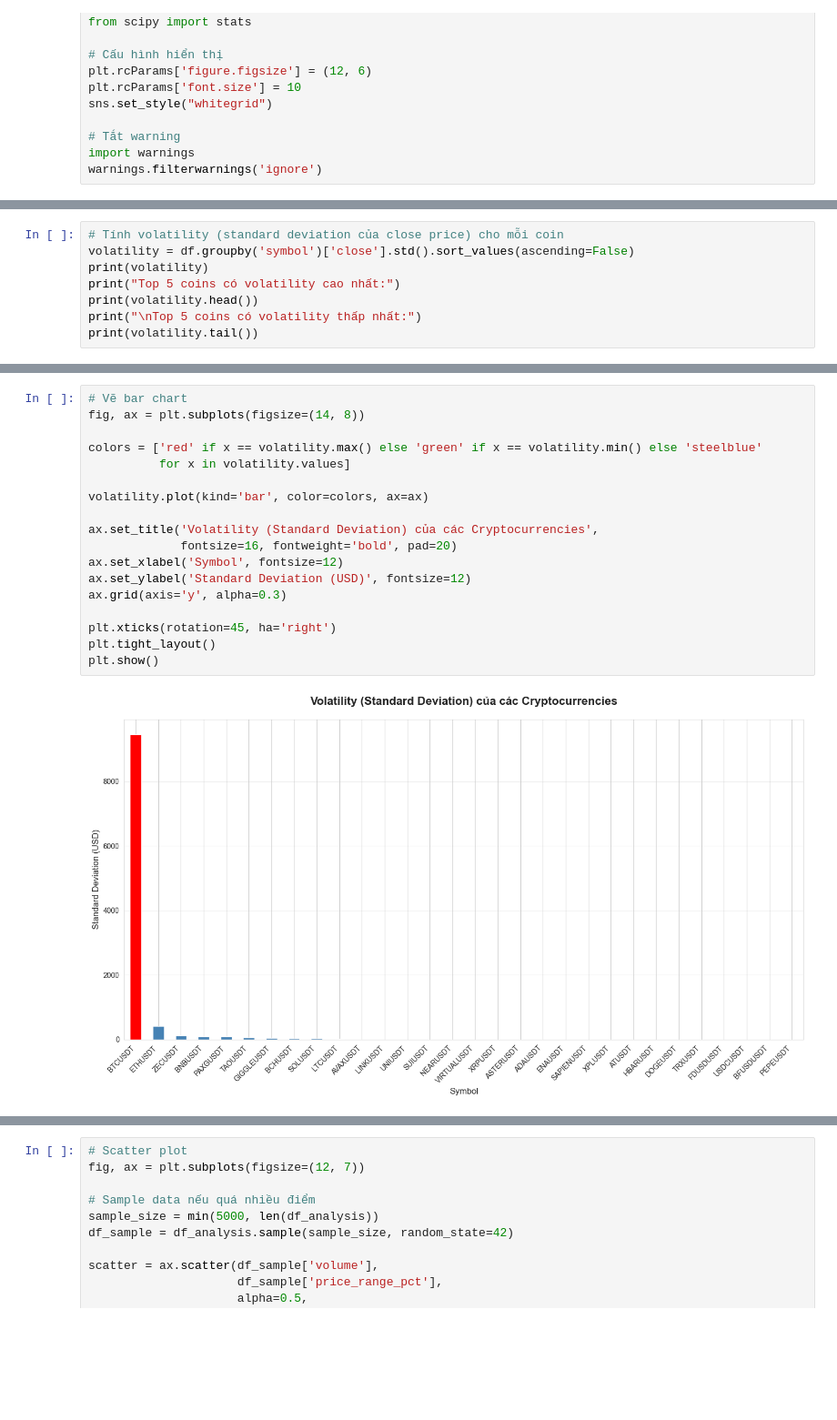
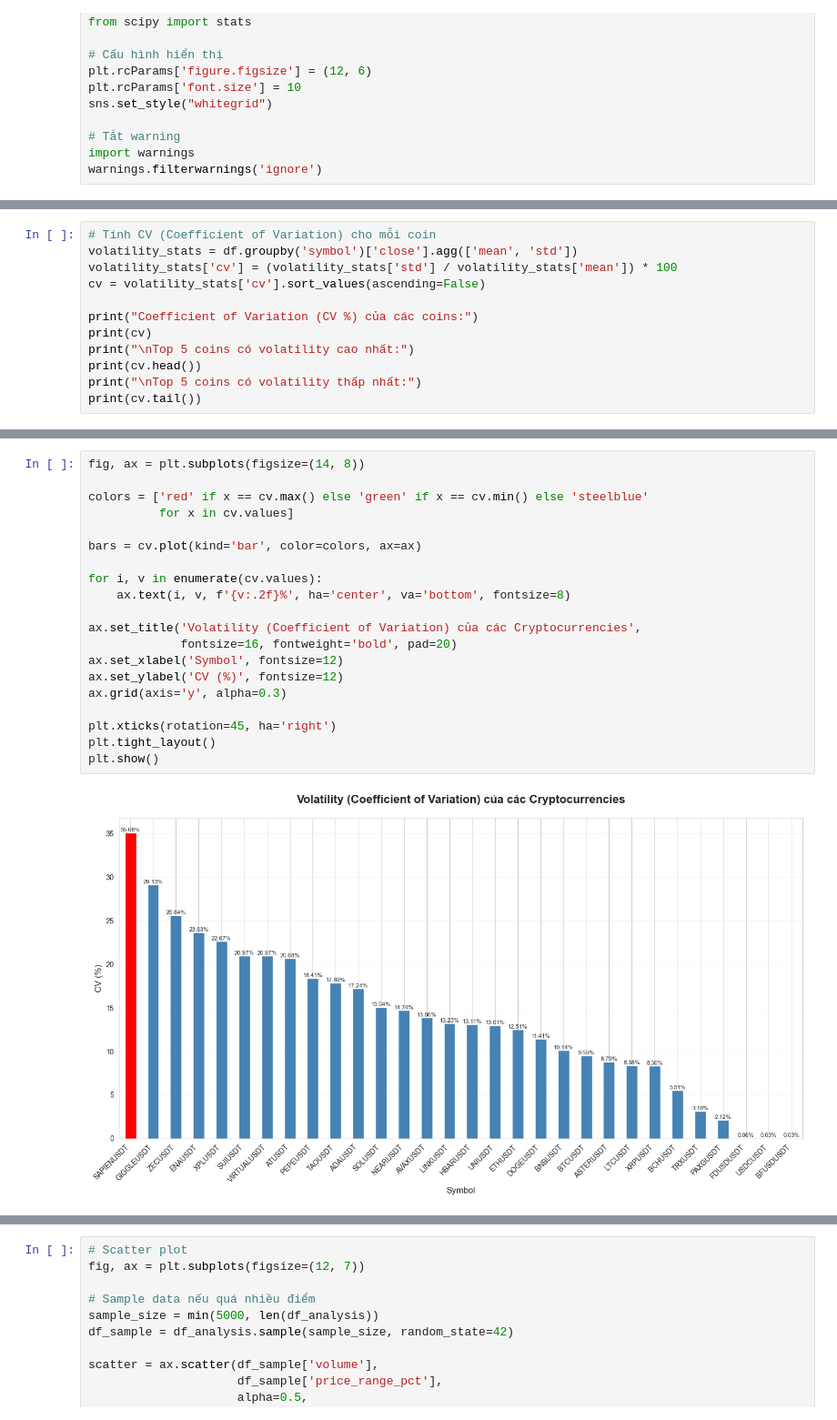
Before and after one commit to kimngoc280105/Binance, a Jupyter notebook: Notebooks/02_question.ipynb, the cells around one changed output, grey strips where cells are left out. Shown at 91% size. Saved outputs shown, nothing was run; the diff lists cells and outputs as text; blank space fills up the shorter version.

```diff
--- a/Notebooks/02_question.ipynb
+++ b/Notebooks/02_question.ipynb
@@ -138,10 +138,14 @@ Thời gian: 2025-10-23 00:00:00 đến 2025-12-04 00:00:00
 - Visualize bằng bar chart để dễ quan sát
 # %%
-# Tính volatility (standard deviation của close price) cho mỗi coin
-volatility = df.groupby('symbol')['close'].std().sort_values(ascending=False)
-print(volatility)
-print("Top 5 coins có volatility cao nhất:")
-print(volatility.head())
+# Tính CV (Coefficient of Variation) cho mỗi coin
+volatility_stats = df.groupby('symbol')['close'].agg(['mean', 'std'])
+volatility_stats['cv'] = (volatility_stats['std'] / volatility_stats['mean']) * 100
+cv = volatility_stats['cv'].sort_values(ascending=False)
+
+print("Coefficient of Variation (CV %) của các coins:")
+print(cv)
+print("\nTop 5 coins có volatility cao nhất:")
+print(cv.head())
 print("\nTop 5 coins có volatility thấp nhất:")
-print(volatility.tail())
+print(cv.tail())
 # %% [output]
@@ -165,20 +169,22 @@ Name: close, dtype: float64
 # %%
-# Vẽ bar chart
 fig, ax = plt.subplots(figsize=(14, 8))
 
-colors = ['red' if x == volatility.max() else 'green' if x == volatility.min() else 'steelblue'
-          for x in volatility.values]
+colors = ['red' if x == cv.max() else 'green' if x == cv.min() else 'steelblue'
+          for x in cv.values]
 
-volatility.plot(kind='bar', color=colors, ax=ax)
+bars = cv.plot(kind='bar', color=colors, ax=ax)
 
-ax.set_title('Volatility (Standard Deviation) của các Cryptocurrencies',
+for i, v in enumerate(cv.values):
+    ax.text(i, v, f'{v:.2f}%', ha='center', va='bottom', fontsize=8)
+
+ax.set_title('Volatility (Coefficient of Variation) của các Cryptocurrencies',
              fontsize=16, fontweight='bold', pad=20)
 ax.set_xlabel('Symbol', fontsize=12)
-ax.set_ylabel('Standard Deviation (USD)', fontsize=12)
+ax.set_ylabel('CV (%)', fontsize=12)
 ax.grid(axis='y', alpha=0.3)
 
 plt.xticks(rotation=45, ha='right')
 plt.tight_layout()
 plt.show()
 # %% [output]
-[figure, old version]
+[figure, new version]
```
Also changed, not shown: parts of 24 cells of this notebook.
